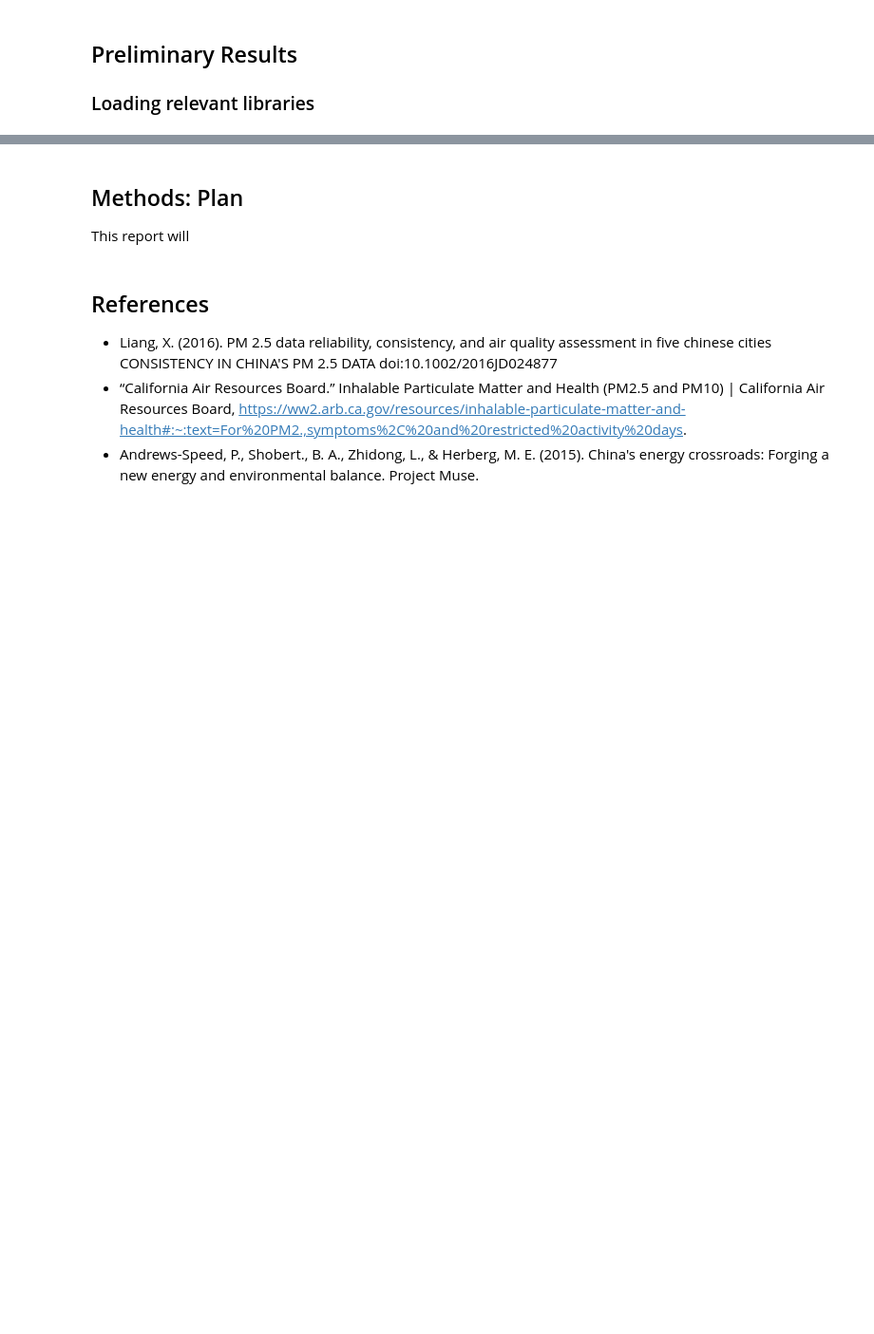
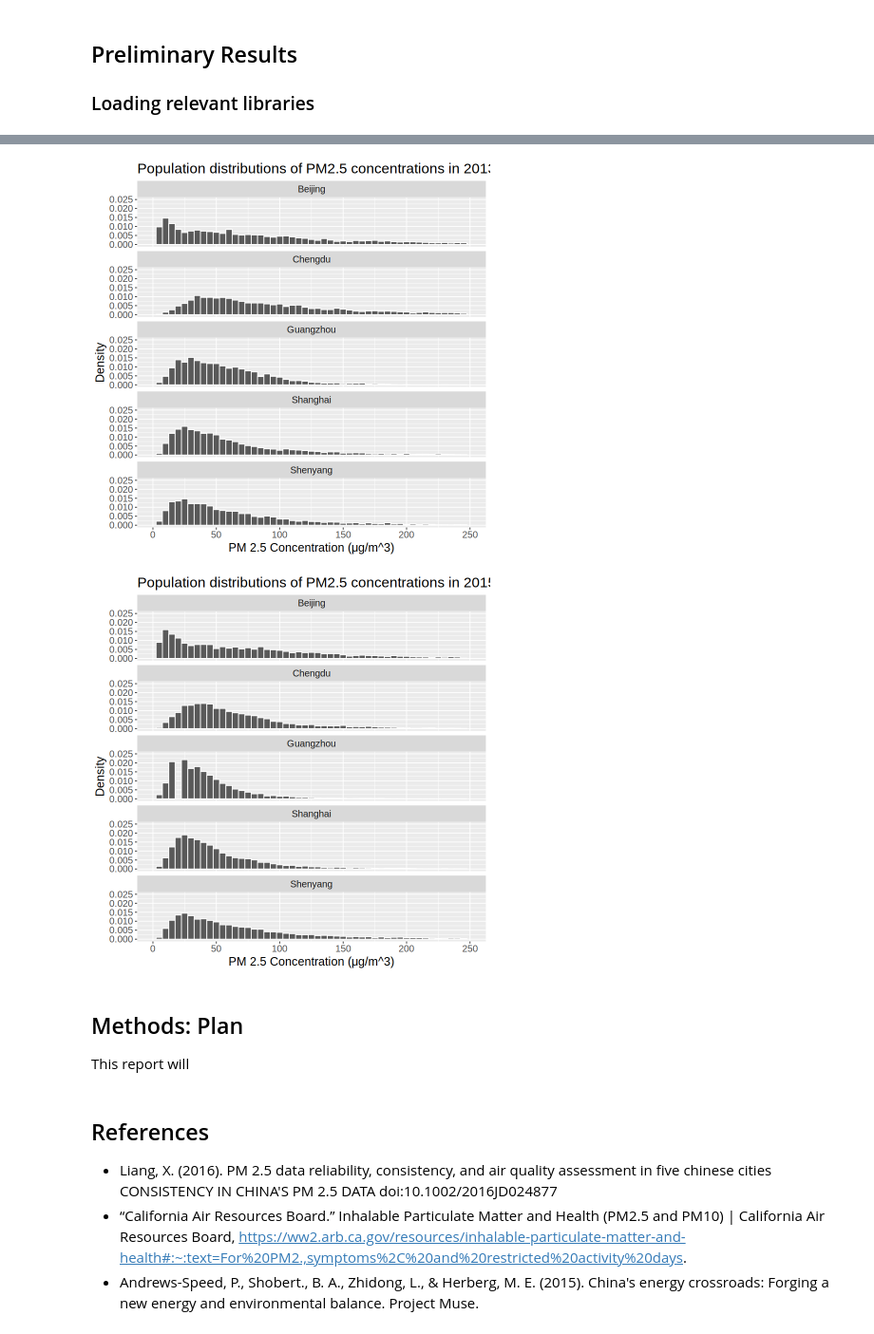
Before and after one commit to Nick-2003/STAT-201-Group-46-Project, a Jupyter notebook: STAT_201_Group_46_Project_Proposal.ipynb, the cells around one changed output, grey strips where cells are left out. Shown at 95% size. Drawn from its saved outputs; the diff is of its cells as text; code cells hidden in the pictures; blank space fills up the shorter version.

```diff
--- a/STAT_201_Group_46_Project_Proposal.ipynb
+++ b/STAT_201_Group_46_Project_Proposal.ipynb
@@ -176,0 +212,31 @@ box_total
+# %%
+dist_total_2013 <- total_PM2.5_AV %>%
+    # mutate(year = as.character(year(date))) %>%
+    # mutate(year = as.character(year)) %>%
+    # filter(year == "2013") %>%
+    filter(year == 2013) %>%
+    ggplot() +
+    geom_histogram(aes(x = PM_2.5_AV, y = ..density..), color = 'white', binwidth = 5) +
+    labs(x = "PM 2.5 Concentration (μg/m^3)", y = "Density") +
+    facet_wrap(~location, scales="fixed", nrow = 5) +
+    ggtitle("Population distributions of PM2.5 concentrations in 2013 by Location") +
+    theme(text = element_text(size = 15)) +
+    scale_x_continuous(limits = c(0, 250), breaks = seq(0, 250, by = 50)) +
+    scale_y_continuous(limits = c(0, 0.025), breaks = seq(0, 0.025, by = 0.005))
+dist_total_2013
+
+dist_total_2015 <- total_PM2.5_AV %>%
+    # mutate(year = as.character(year(date))) %>%
+    # mutate(year = as.character(year)) %>%
+    # filter(year == "2015") %>%
+    filter(year == 2015) %>%
+    ggplot() +
+    geom_histogram(aes(x = PM_2.5_AV, y = ..density..), color = 'white', binwidth = 5) +
+    labs(x = "PM 2.5 Concentration (μg/m^3)", y = "Density") +
+    facet_wrap(~location, scales="fixed", nrow = 5) +
+    ggtitle("Population distributions of PM2.5 concentrations in 2015 by Location") +
+    theme(text = element_text(size = 15)) +
+    scale_x_continuous(limits = c(0, 250), breaks = seq(0, 250, by = 50)) +
+    scale_y_continuous(limits = c(0, 0.025), breaks = seq(0, 0.025, by = 0.005))
+dist_total_2015
+# %% [output]
@@ -177,3 +251,5 @@ box_total
+[figure, added]
+[figure, added]
 # %% [markdown]
 ## Methods: Plan
 
```
Also changed, not shown: parts of 9 cells of this notebook.
